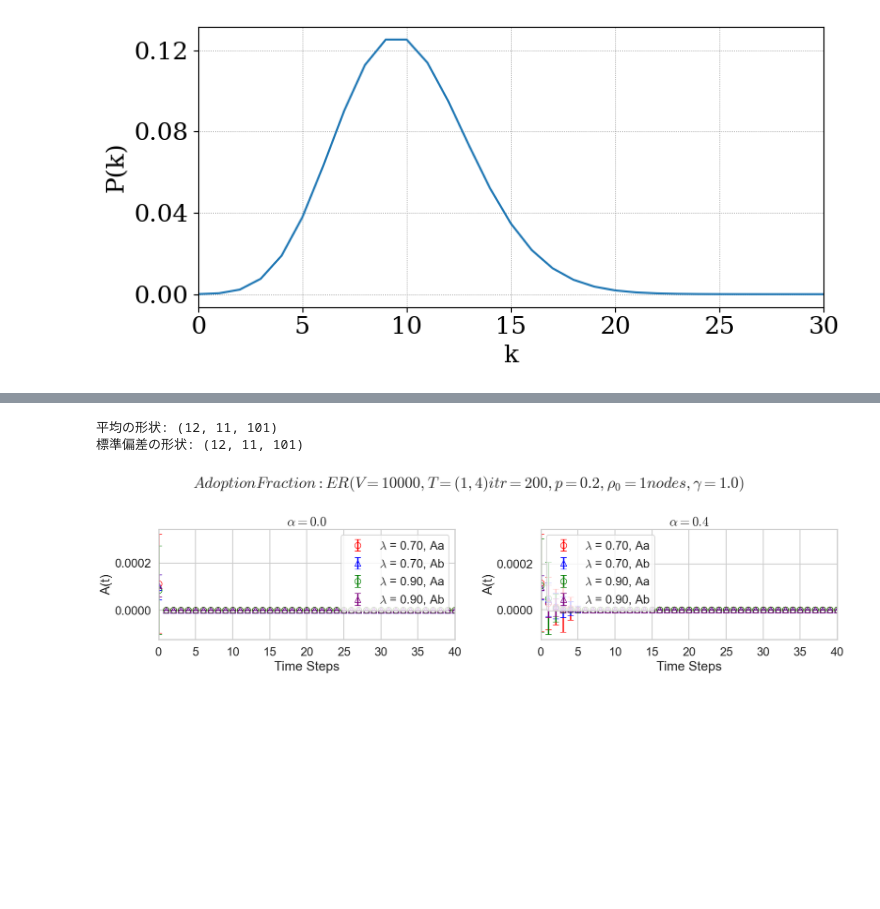
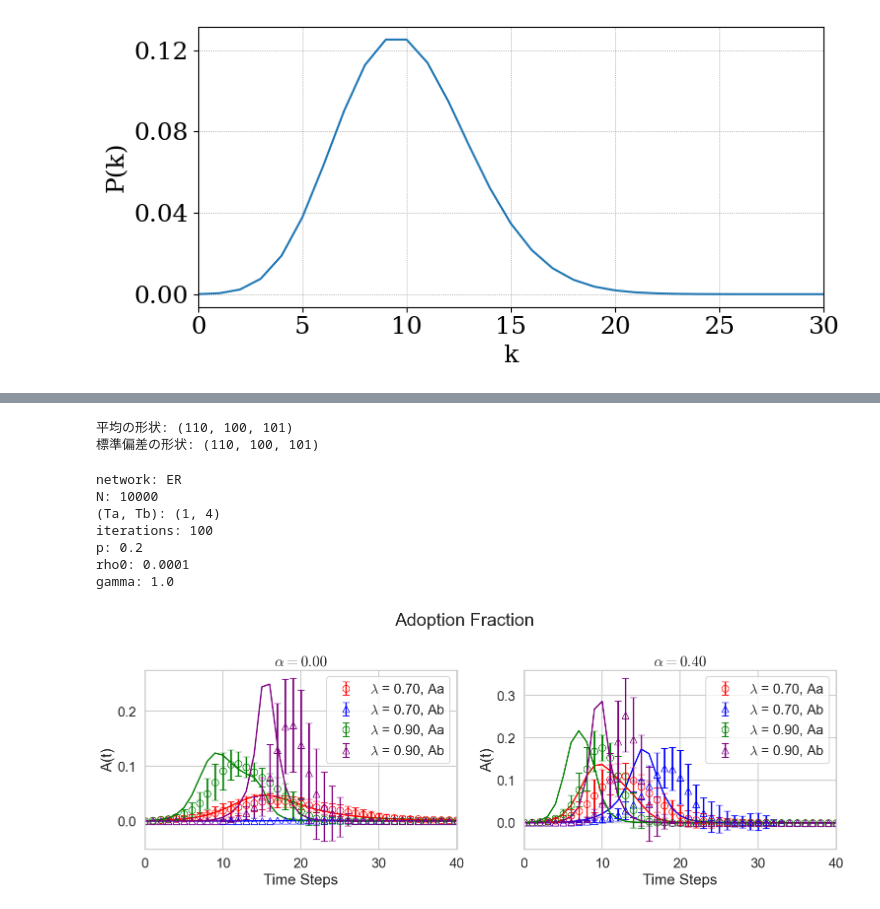
Before and after one commit to Kojirouuuu/network-SAR-EBCM, a Jupyter notebook: notebooks/analyze_from_java_results/analyze.ipynb, the cells around one changed output, grey strips where cells are left out. Cells and saved outputs as stored; diff of their text form; code cells hidden in the pictures; blank space fills up the shorter version.

```diff
--- a/notebooks/analyze_from_java_results/analyze.ipynb
+++ b/notebooks/analyze_from_java_results/analyze.ipynb
@@ -241,10 +285,11 @@ rho0 = 1.0 / float(N)
 # %%
-pk_poi = poisson.pmf(np.arange(N), z)
+# 平均次数k_aveのER(エルデシュ・レーニ)グラフの次数分布p(k)
+pk_poi = poisson.pmf(np.arange(N), k_ave)
 lowest_degree_for_ana=1
 highest_degree_for_ana=N-1
-k_vals_for_ana = np.arange(1, 3*z)
+k_vals_for_ana = np.arange(1, 3*k_ave)
 
-#p(k)の描画
+# p(k)の描画
 degree = np.arange(N)
 plt.figure(figsize=(8,4))
 plt.plot(degree, pk_poi)
@@ -252,7 +297,7 @@ plt.plot(degree, pk_poi)
 # グラフの設定
 plt.xlabel('k')
 plt.ylabel('P(k)')
-plt.xlim(0,3*z)
+plt.xlim(0,3*k_ave)
 plt.grid(True, linestyle=':')
 plt.yticks(np.arange(0, 0.14, 0.04))
 plt.tight_layout()
@@ -304,8 +374,8 @@ aa_results_std = np.std(aa_results, axis=2) / p_list[0]/N
 ab_results_std = np.std(ab_results, axis=2) / p_list[1]/N
 r_results_std = np.std(r_results, axis=2) / N
 # %%
-# 平均と標準偏差を格納する配列の初期化
-shape = (len(alpha_values), len(lambda_values), t_range+1)
+# 有効イテレーションのうちの平均と標準偏差を格納する配列の初期化
+shape = (len(alpha_values), len(lambda_values), max_time+1)
 aa_results_ave_valid = np.zeros(shape)
 ab_results_ave_valid = np.zeros(shape)
 a_results_ave_valid = np.zeros(shape)
@@ -321,7 +391,7 @@ for alpha_idx, alpha in enumerate(alpha_values):
     for lamb_idx, lamb in enumerate(lambda_values):
         valid = []
         # 有効なイテレーションを抽出
-        for iteration in range(itr):
+        for iteration in range(iterations):
             if r_results[alpha_idx, lamb_idx, iteration, -1] > 20:
                 valid.append(iteration)
 
@@ -358,5 +428,5 @@ for alpha_idx, alpha in enumerate(alpha_values):
 print("平均の形状:", aa_results_ave_valid.shape)
 print("標準偏差の形状:", aa_results_std_valid.shape)
 # %% [output]
-平均の形状: (12, 11, 101)
-標準偏差の形状: (12, 11, 101)
+平均の形状: (110, 100, 101)
+標準偏差の形状: (110, 100, 101)
@@ -366,7 +433,19 @@ lamb_idx_list = [7, 9]
+# %%
+# 時間発展を図示目するα,λのインデックス
+alpha_idx_list = [0, 40]
+lamb_idx_list = [70, 90]
 # %%
-overall_times = np.arange(0, t_range + 1, 1)
-plt.figure(figsize=(18, 5))
-plt.suptitle(rf'$Adoption Fraction: {network} (V={N}, T={tuple(t_pair)}itr={itr}, p={p}, \rho_0={int(rho0 * N)}nodes, \gamma={gamma})$')
+overall_times = np.arange(0, max_time + 1, 1)
+
+print("network:", network)
+print("N:", N)
+print("(Ta, Tb):", tuple(t_pair))
+print("iterations:", iterations)
+print("p:", p)
+print("rho0:", rho0)
+print("gamma:", gamma)
+
+plt.figure(figsize=(16, 6))
 colors = ['red', 'blue', 'green', 'purple']
 
 for a, alpha_idx in enumerate(alpha_idx_list):
@@ -386,43 +465,49 @@ for a, alpha_idx in enumerate(alpha_idx_list):
                     ecolor=colors[color_idx],
                     markersize=10,
                     label=rf'$\lambda$ = {lamb:.2f}, Aa')
 
         # Aa のEBCMによる近似
-        # plt.plot(times_con,
-        #             aa_t_ana[alpha_idx][lamb_idx],
-        #             linestyle='-',
-        #             linewidth=2,
-        #             color=colors[color_idx])
+        plt.plot(times_con,
+                    aa_t_ana[alpha_idx][lamb_idx],
+                    linestyle='-',
+                    linewidth=2,
+                    color=colors[color_idx])
 
         # Ab の結果
         plt.errorbar(overall_times,
                     ab_results_ave_valid[alpha_idx, lamb_idx],
                     yerr=ab_results_std_valid[alpha_idx, lamb_idx],
                     capsize=5,
                     fmt='^',
                     markerfacecolor='none',
                     markeredgecolor=colors[color_idx + 1],
                     ecolor=colors[color_idx + 1],
                     markersize=10,
                     label=rf'$\lambda$ = {lamb:.2f}, Ab')
 
         # Ab のEBCMによる近似
-        # plt.plot(times_con,
-        #             ab_t_ana[alpha_idx][lamb_idx],
-        #             linestyle='-',
-        #             linewidth=2,
-        #             color=colors[color_idx + 1])
+        plt.plot(times_con,
+                    ab_t_ana[alpha_idx][lamb_idx],
+                    linestyle='-',
+                    linewidth=2,
+                    color=colors[color_idx + 1])
 
         color_idx += 2
     plt.xlabel('Time Steps')
     plt.ylabel('A(t)')
     plt.xlim(0, 40)
-    # plt.ylim(0,0.25)
-    plt.title(rf'$\alpha={alpha}$')
+    plt.title(rf'$\alpha={alpha:.2f}$')
     plt.legend(loc='best')  # ラベルを表示
     plt.grid(True)  # グリッドを表示
 
 plt.tight_layout()  # suptitle を考慮
 plt.show()
 # %% [output]
+network: ER
+N: 10000
+(Ta, Tb): (1, 4)
+iterations: 100
+p: 0.2
+rho0: 0.0001
+gamma: 1.0
-[figure, old version]
+[figure, new version]
```
Also changed, not shown: parts of 15 cells of this notebook, 4 other files.
